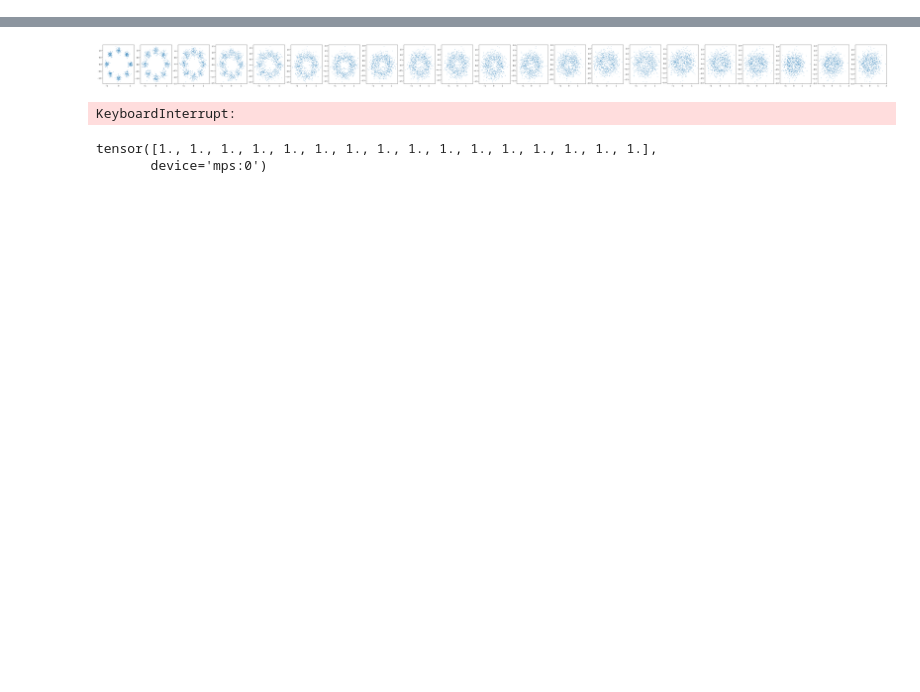
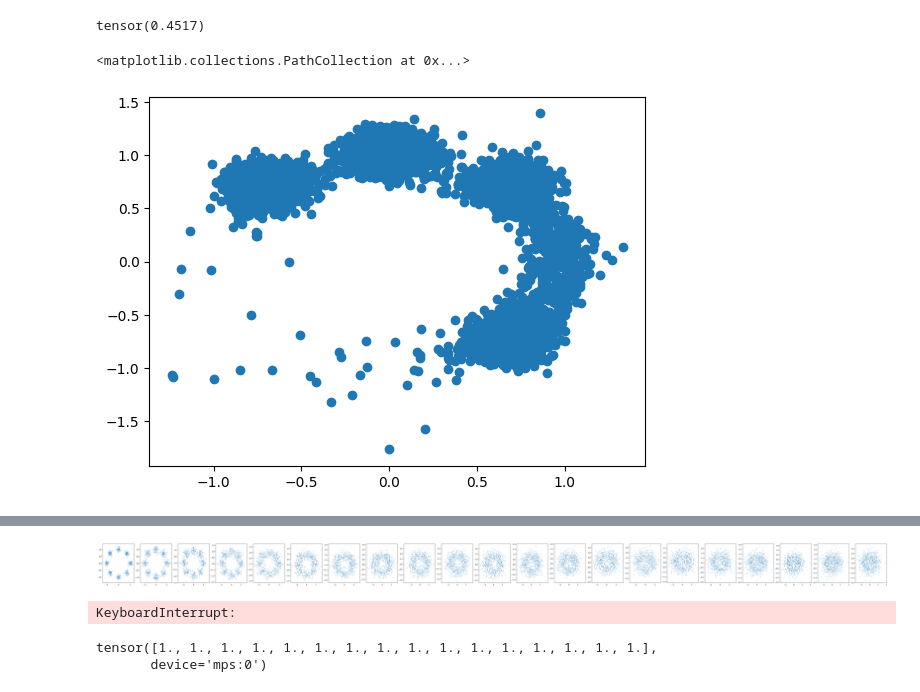
Before and after one commit to mmacosha/d2e-stochastic-dynamics, a Jupyter notebook: notebooks/sb-benchmark.ipynb, the cells around one changed output, grey strips where cells are left out. Saved outputs shown, nothing was run; the diff lists cells and outputs as text; code cells hidden in the pictures; blank space fills up the shorter version.

```diff
--- a/notebooks/sb-benchmark.ipynb
+++ b/notebooks/sb-benchmark.ipynb
@@ -25,0 +83,29 @@ from sb.samplers.utils import sample_trajectory_v2
+# %%
+fwd_model = SimpleNet(
+    t_emb_size=64,
+    x_emb_size=64,
+    in_dim=2,
+    out_dim=2,
+    n_main_body_layers=3,
+    predict_log_var=True,
+    use_residual=False,
+)
+bwd_model = SimpleNet(
+    t_emb_size=64,
+    x_emb_size=64,
+    in_dim=2,
+    out_dim=2,
+    n_main_body_layers=3,
+    predict_log_var=True,
+    use_residual=False,
+)
+ckpt = get_checkpoint_from_wandb('xnpr9taj')
+fwd_model.load_state_dict(ckpt['forward'])
+bwd_model.load_state_dict(ckpt['backward'])
+
+x0 = torch.randn(10_000, 2) * 0.7
+dt=0.04
+t_max=0.8
+num_steps=20
+alpha=0.0
+var=2
@@ -25,0 +132,19 @@ from sb.samplers.utils import sample_trajectory_v2
+# %%
+x1 = sample_trajectory_v2(
+    fwd_model, bwd_model, x0, dt,
+    t_max, num_steps, alpha, var,
+    direction="fwd",
+    only_last=True,
+    return_timesteps=False,
+    method="ll"
+)
+x1_true = gmm.sample(x1.size(0))
+emd = compute_w2_distance(x1_true, x1)
+emd
+# %% [output]
+tensor(0.4517)
+# %%
+plt.scatter(*x1.T)
+# %% [output]
+<matplotlib.collections.PathCollection at 0x...>
+[figure, added]
```
Also changed, not shown: parts of 14 cells of this notebook, 54 other files.
